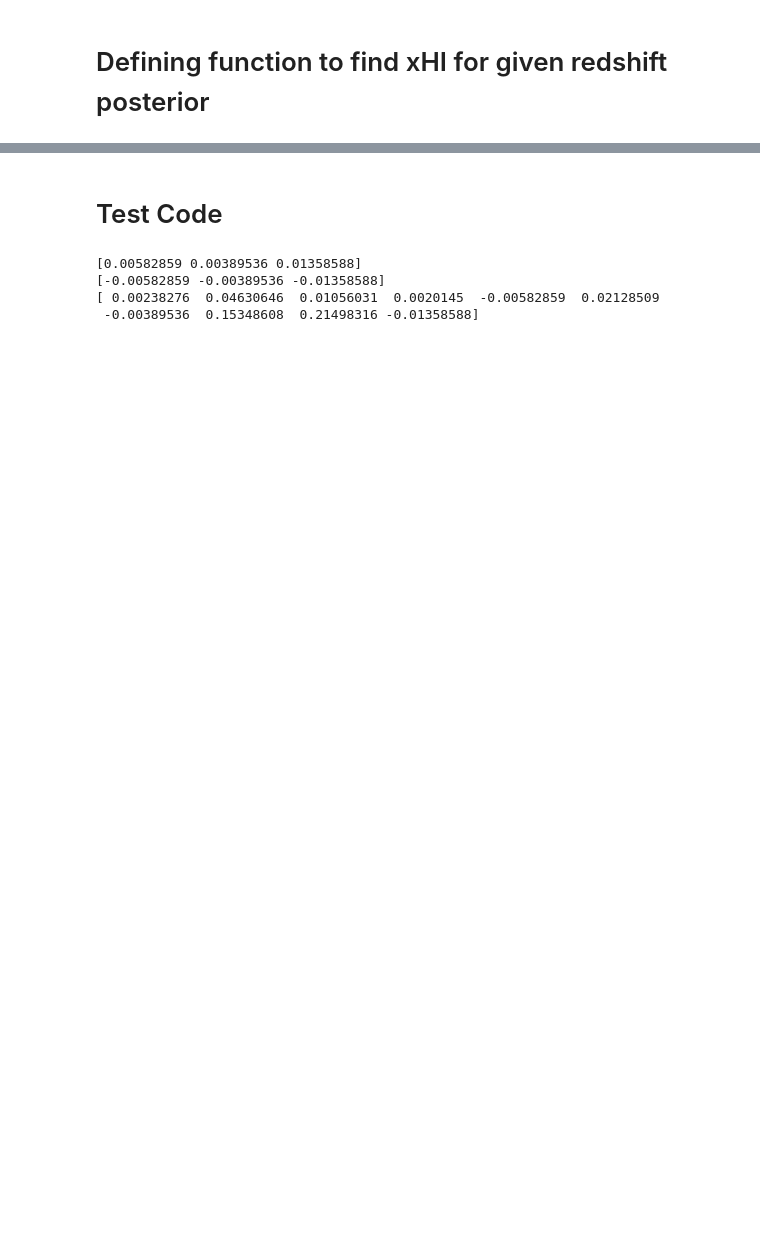
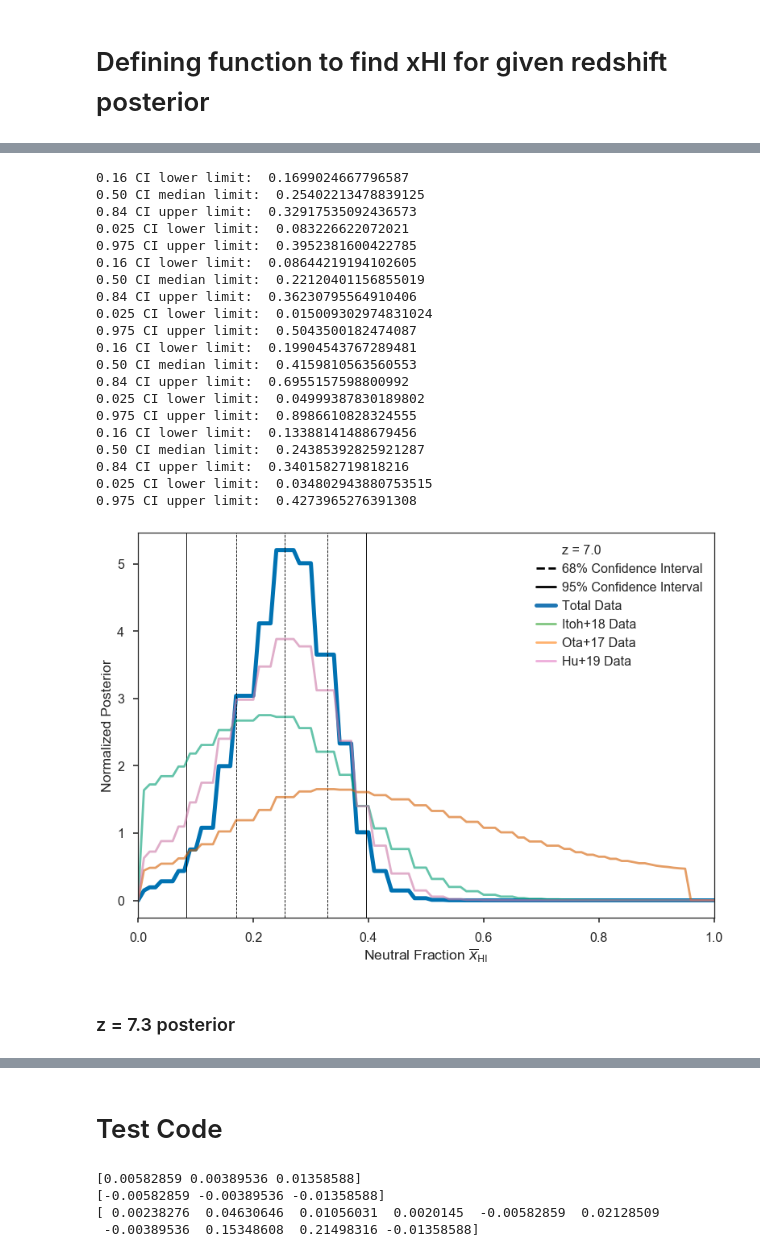
Before and after one commit to amora250/SAO-REU2020, a Jupyter notebook: CODE/Fit_LF.ipynb, the cells around one changed output, grey strips where cells are left out. Cells and saved outputs as stored; diff of their text form; code cells hidden in the pictures; blank space fills up the shorter version.

```diff
--- a/CODE/Fit_LF.ipynb
+++ b/CODE/Fit_LF.ipynb
@@ -319,0 +712,40 @@ finding_xHI(xHI_grid, z = 7.3, post = log_post73, plot = True)
+# %%
+# z = 7.0
+LDlog_post70 = LDlog_posterior(theta = xHI_grid,y = LD_z7, dy_l = LD_z7_yerror_l, dy_u = LD_z7_yerror_u, z = 7.0)
+LDlog_post70Itoh = LDlog_posterior(theta = xHI_grid, y = LD_Itoh7, dy_l = LD_Itoh7_yerror_l, dy_u = LD_Itoh7_yerror_u, z = 7.0)
+LDlog_post70Ota = LDlog_posterior(theta = xHI_grid, y = LD_Ota7, dy_l = LD_Ota7_yerror_l, dy_u = LD_Ota7_yerror_u, z = 7.0)
+LDlog_post70Hu = LDlog_posterior(theta = xHI_grid, y = LD_Hu7, dy_l = LD_Hu7_yerror_l, dy_u = LD_Hu7_yerror_u, z = 7.0)
+# %%
+# z = 7.0 altogether
+
+# plt.figure(figsize=(6.,4.), dpi = 150.)
+finding_xHI(xHI_grid, z = 7.0, post = LDlog_post70, plot = True)
+finding_xHI(xHI_grid, z = 7.0, post = LDlog_post70Itoh, plot = False)
+finding_xHI(xHI_grid, z = 7.0, post = LDlog_post70Ota, plot = False)
+finding_xHI(xHI_grid, z = 7.0, post = LDlog_post70Hu, plot = False)
+# plt.savefig('xHIminLD70.pdf', bbox_inches='tight')
+# plt.show()
+# %% [output]
+0.16 CI lower limit:  0.1699024667796587
+0.50 CI median limit:  0.25402213478839125
+0.84 CI upper limit:  0.32917535092436573
+0.025 CI lower limit:  0.083226622072021
+0.975 CI upper limit:  0.3952381600422785
+0.16 CI lower limit:  0.08644219194102605
+0.50 CI median limit:  0.22120401156855019
+0.84 CI upper limit:  0.36230795564910406
+0.025 CI lower limit:  0.015009302974831024
+0.975 CI upper limit:  0.5043500182474087
+0.16 CI lower limit:  0.19904543767289481
+0.50 CI median limit:  0.4159810563560553
+0.84 CI upper limit:  0.6955157598800992
+0.025 CI lower limit:  0.04999387830189802
+0.975 CI upper limit:  0.8986610828324555
+0.16 CI lower limit:  0.13388141488679456
+0.50 CI median limit:  0.24385392825921287
+0.84 CI upper limit:  0.3401582719818216
+0.025 CI lower limit:  0.034802943880753515
+0.975 CI upper limit:  0.4273965276391308
+[figure, added]
+# %% [markdown]
+### z  = 7.3 posterior
```
Also changed, not shown: parts of 37 cells of this notebook, 16 other files.
